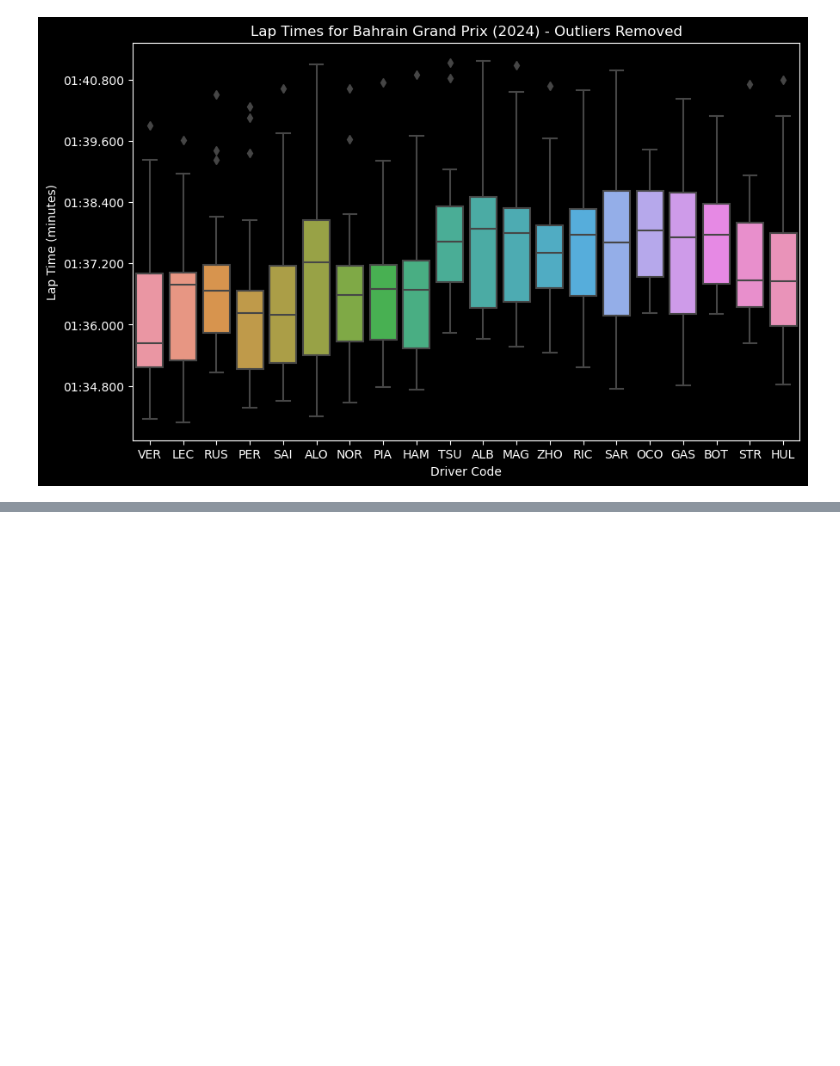
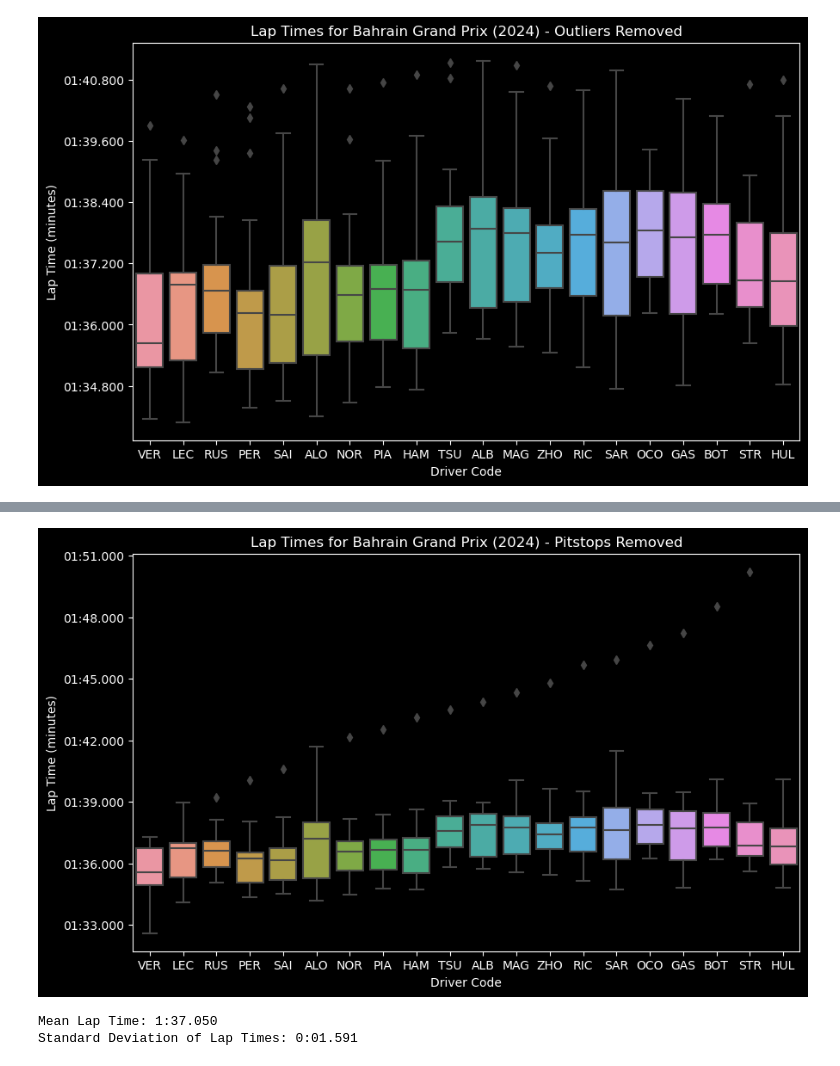
Before and after one commit to jakmate/F1DataAnalysis, a Jupyter notebook: bahrain.ipynb, the cells around one changed output, grey strips where cells are left out. Saved outputs shown, nothing was run; the diff lists cells and outputs as text; code cells hidden in the pictures; blank space fills up the shorter version.

```diff
--- a/bahrain.ipynb
+++ b/bahrain.ipynb
@@ -203,0 +248,48 @@ stats_subset.sort_values("std_time")
+# %%
+pit_stops = data['pit_stops']
+# %%
+# Merge lap times with pit stops to identify pitstop laps
+merged_df = pd.merge(bahrain_gp, pit_stops[['raceId', 'driverId', 'lap']],
+                     on=['raceId', 'driverId', 'lap'], how='left', indicator=True)
+# %%
+# Identify pitstop laps
+pitstop_laps = merged_df[merged_df['_merge'] == 'both']
+# %%
+# Find the laps immediately following the pitstops
+next_lap_laps = pitstop_laps.copy()
+next_lap_laps['lap'] += 1
+
+# Combine pitstop laps and the next lap laps to create a DataFrame of laps to remove
+laps_to_remove = pd.concat([pitstop_laps[['raceId', 'driverId', 'lap']], next_lap_laps[['raceId', 'driverId', 'lap']]])
+laps_to_remove = laps_to_remove.drop_duplicates()
+
+# Filter out laps with pitstops
+bahrain_gp_no_pitstops = pd.merge(merged_df, laps_to_remove,
+                                  on=['raceId', 'driverId', 'lap'], how='left', indicator='remove_status')
+bahrain_gp_no_pitstops = bahrain_gp_no_pitstops[bahrain_gp_no_pitstops['remove_status'] != 'both']
+
+# Reset index for the cleaned DataFrame
+bahrain_gp_no_pitstops.reset_index(drop=True, inplace=True)
+# %%
+# Plot filtered lap times boxplot without pitstops
+plt.style.use('dark_background')
+plt.figure(figsize=(10, 6))
+sns.boxplot(x='code', y='lap_time_minutes', data=bahrain_gp_no_pitstops)
+plt.gca().yaxis.set_major_formatter(FuncFormatter(format_minutes))
+plt.xlabel('Driver Code')
+plt.ylabel('Lap Time (minutes)')
+plt.title('Lap Times for Bahrain Grand Prix (2024) - Pitstops Removed')
+plt.show()
+# %% [output]
+[figure, added]
+# %%
+# Calculate and print mean and standard deviation of lap times without pitstops
+mean_lap_time_ms = bahrain_gp_no_pitstops['milliseconds'].mean()
+std_lap_time_ms = bahrain_gp_no_pitstops['milliseconds'].std()
+mean_lap_time = convert_to_time_format(mean_lap_time_ms)
+std_lap_time = convert_to_time_format(std_lap_time_ms)
+print(f"Mean Lap Time: {mean_lap_time}")
+print(f"Standard Deviation of Lap Times: {std_lap_time}")
+# %% [output]
+Mean Lap Time: 1:37.050
+Standard Deviation of Lap Times: 0:01.591
```
Also changed, not shown: parts of 12 cells of this notebook.
